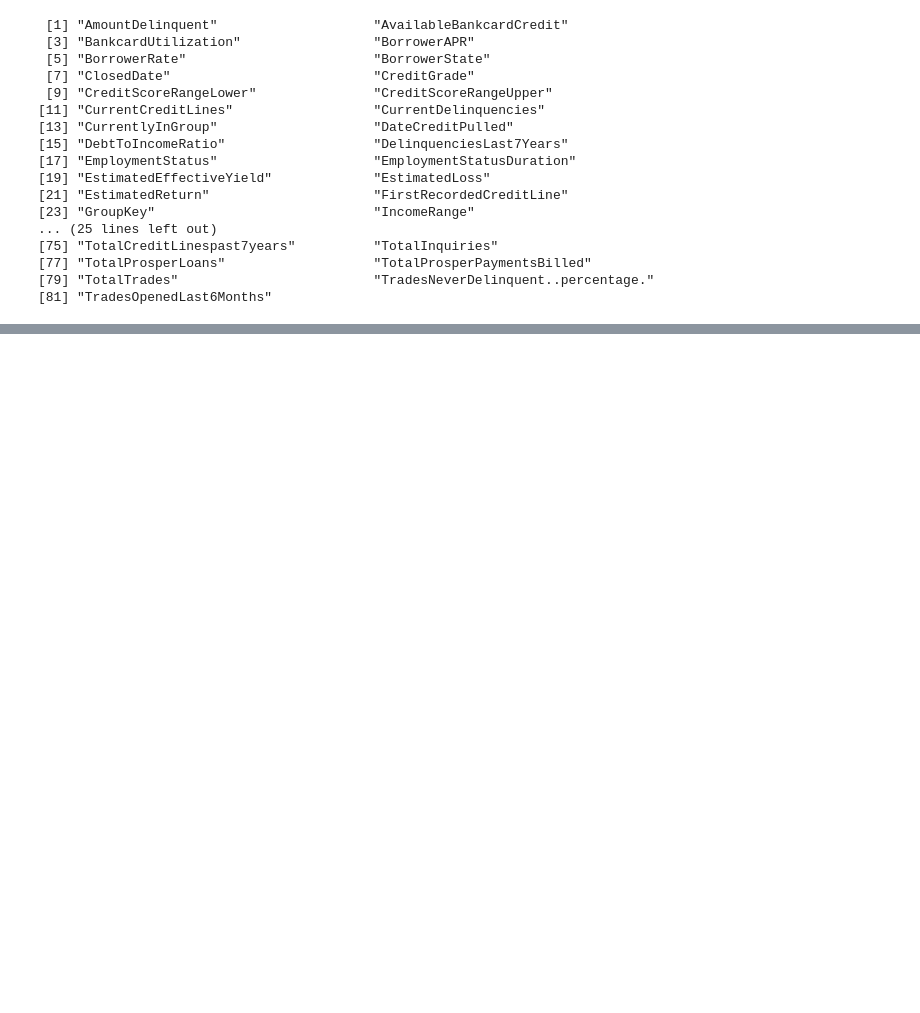
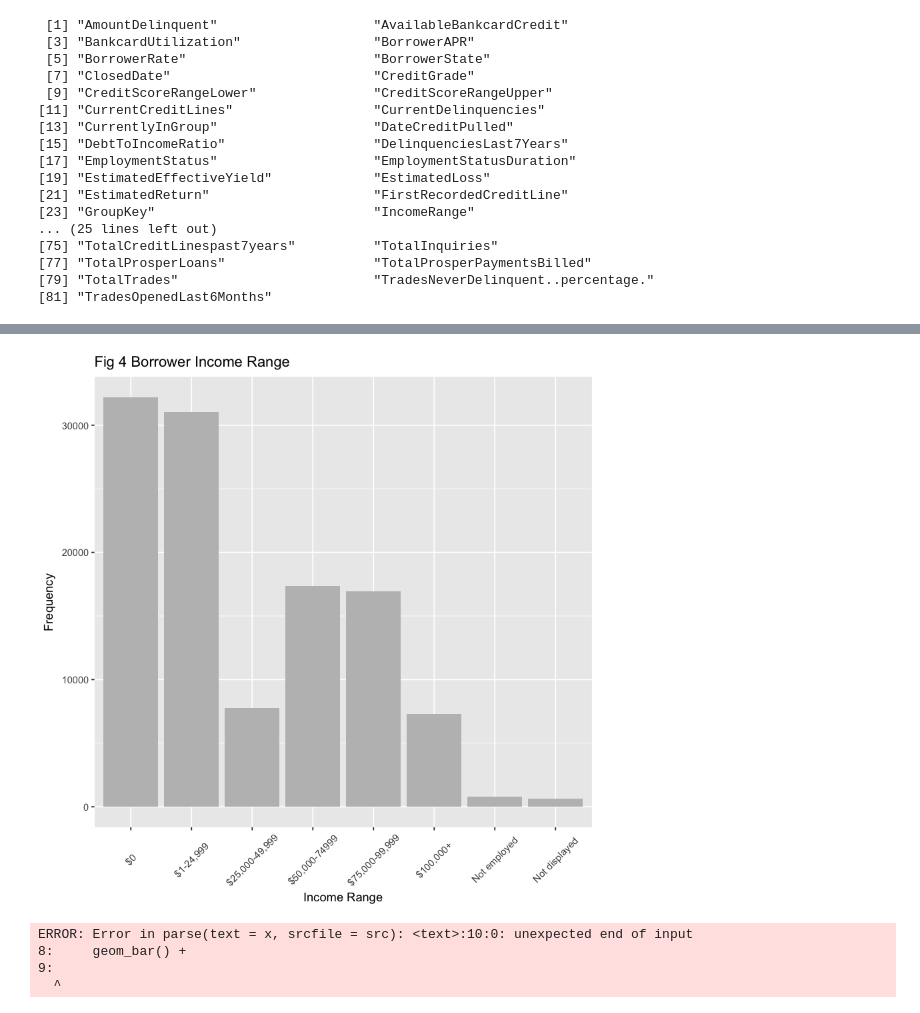
Before and after one commit to ZenRay/DataAnalysisAndSummary, a Jupyter notebook: ProsperEDA.ipynb, the cells around one changed output, grey strips where cells are left out. Saved outputs shown, nothing was run; the diff lists cells and outputs as text; code cells hidden in the pictures; blank space fills up the shorter version.

```diff
--- a/ProsperEDA.ipynb
+++ b/ProsperEDA.ipynb
@@ -64,0 +171,24 @@ print(sort(names(rawprosper)))
+# %%
+# plot the borrower income range
+ggplot(aes(IncomeRange), data=rawprosper) +
+    geom_bar(fill="grey") +
+    xlab("Income Range") +
+    theme(axis.text.x = element_text(angle = 45, hjust = 0.5, vjust = 0.5)) +
+    ggtitle("Fig 4 Borrower Income Range") +
+    ylab("Frequency")
+# %% [output]
+[figure, added]
+# %%
+p1 <- ggplot(aes(IncomeRange), data=rawprosper) +
+    geom_bar(fill="grey") +
+    xlab("Income Range") +
+    theme(axis.text.x = element_text(angle = 45, hjust = 0.5, vjust = 0.5)) +
+    ggtitle("Fig 4 Borrower Income Range") +
+    ylab("Frequency")
+p2 <- ggplot(aes(LoanOriginalAmount), data=rawprosper) +
+    geom_bar() +
+# %% [output]
+ERROR: Error in parse(text = x, srcfile = src): <text>:10:0: unexpected end of input
+8:     geom_bar() +
+9:
+  ^
```
Also changed, not shown: parts of 14 cells of this notebook.
